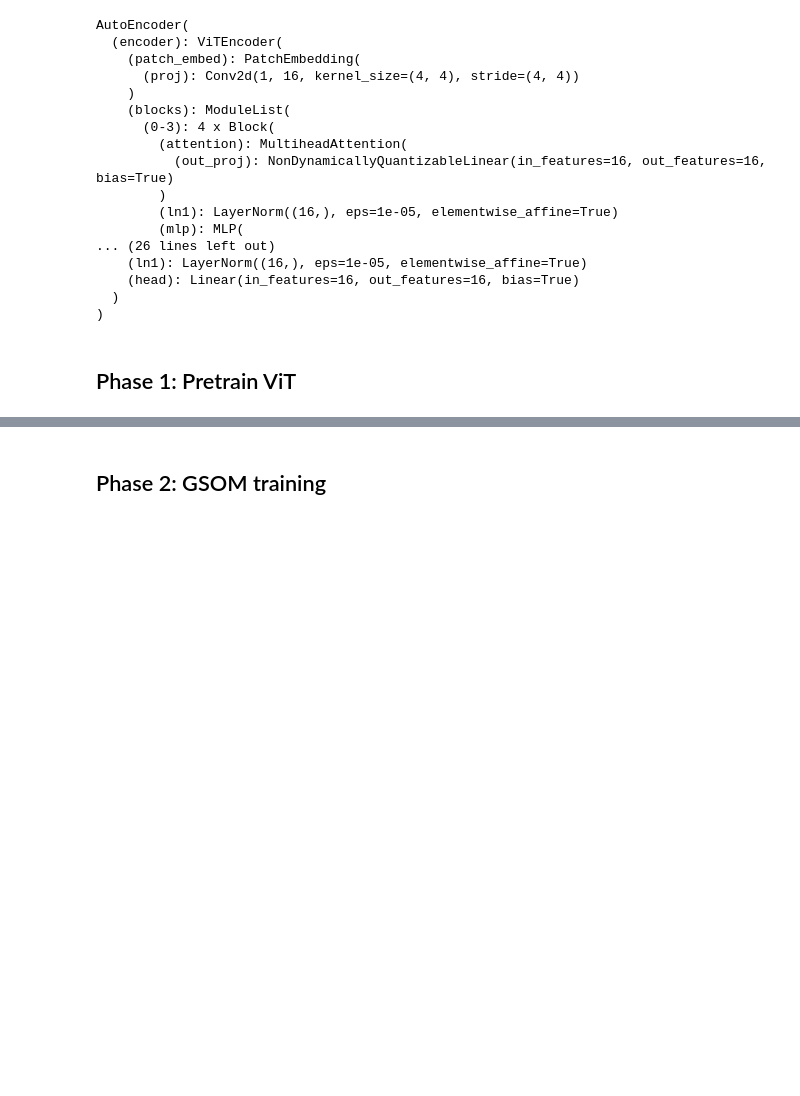
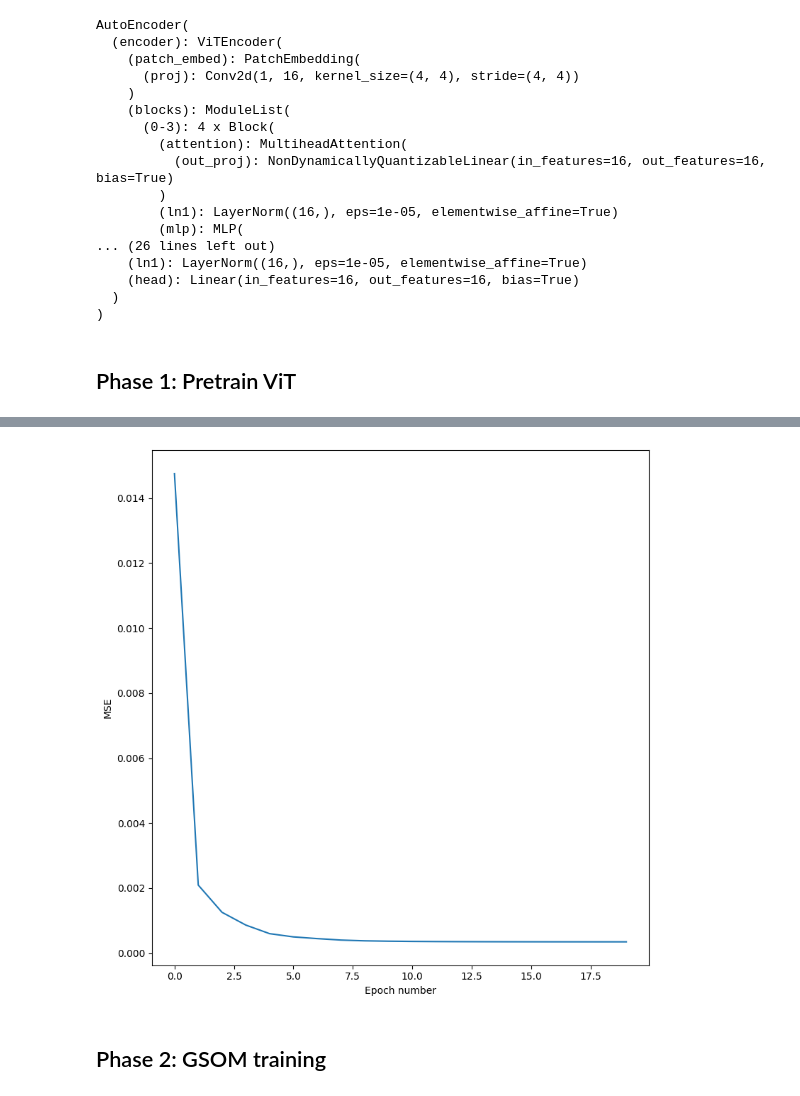
Before and after one commit to hanzltom/ViT-GHSOM, a Jupyter notebook: ViT-GSOM/ViT-GSOM_training.ipynb, the cells around one changed output, grey strips where cells are left out. Drawn from its saved outputs; the diff is of its cells as text; code cells hidden in the pictures; blank space fills up the shorter version.

```diff
--- a/ViT-GSOM/ViT-GSOM_training.ipynb
+++ b/ViT-GSOM/ViT-GSOM_training.ipynb
@@ -24,7 +24,7 @@ config = {
     'dec_depth': 2,
     'num_heads': 2,
     'mlp_dim': 64,
-    'epochs_pretrain': 10,
+    'epochs_pretrain': 20,
     'epochs_som': 500,
     'fine_tuning_epochs': 100,
     'lr': 0.0005,
@@ -83,6 +83,8 @@ for param in autoencoder.decoder.parameters():
 paramsViT = list(autoencoder.encoder.parameters()) + list(autoencoder.decoder.parameters())
 optimizerViT = optim.AdamW(paramsViT, lr=config['lr'])
 scheduler = CosineAnnealingLR(optimizerViT, T_max=config['epochs_pretrain'])
+
+history = {'MSE': []}
 
 for epoch in range(config['epochs_pretrain']):
     running_mse = 0.0
@@ -101,6 +103,7 @@ for epoch in range(config['epochs_pretrain']):
         running_mse += l_nn.item()
 
     scheduler.step()
+    history['MSE'].append(running_mse/len(loader))
 
     print(f"Epoch {epoch+1}/{config['epochs_pretrain']}: MSE Loss {running_mse/len(loader):.8f}")
 # %% [output]
@@ -117,3 +130,12 @@ Epoch 10/10: MSE Loss 0.00043948
+# %%
+plt.figure(figsize=(8, 8))
+plt.plot(np.arange(config['epochs_pretrain']), history['MSE'])
+plt.ylabel('MSE')
+plt.xlabel('Epoch number')
+plt.tight_layout()
+plt.show()
+# %% [output]
+[figure, added]
 # %% [markdown]
 ## Phase 2: GSOM training
 # %%
```
Also changed, not shown: parts of 13 cells of this notebook.
